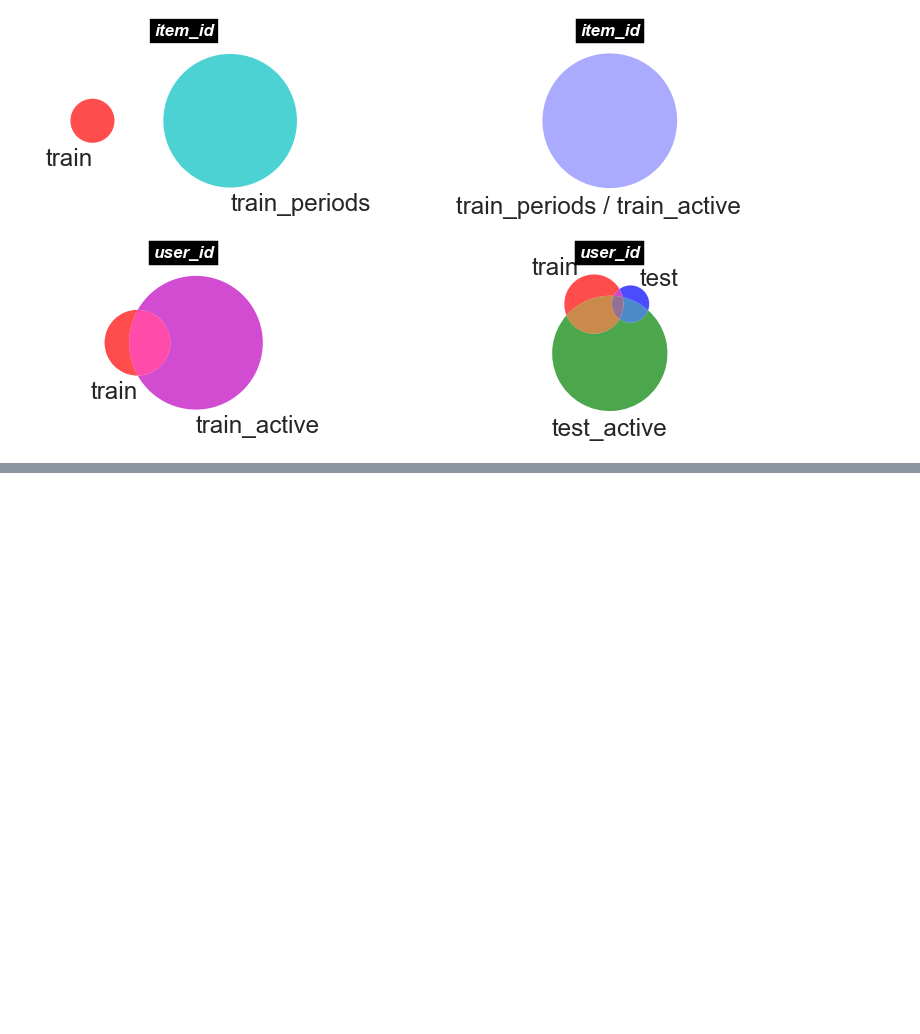
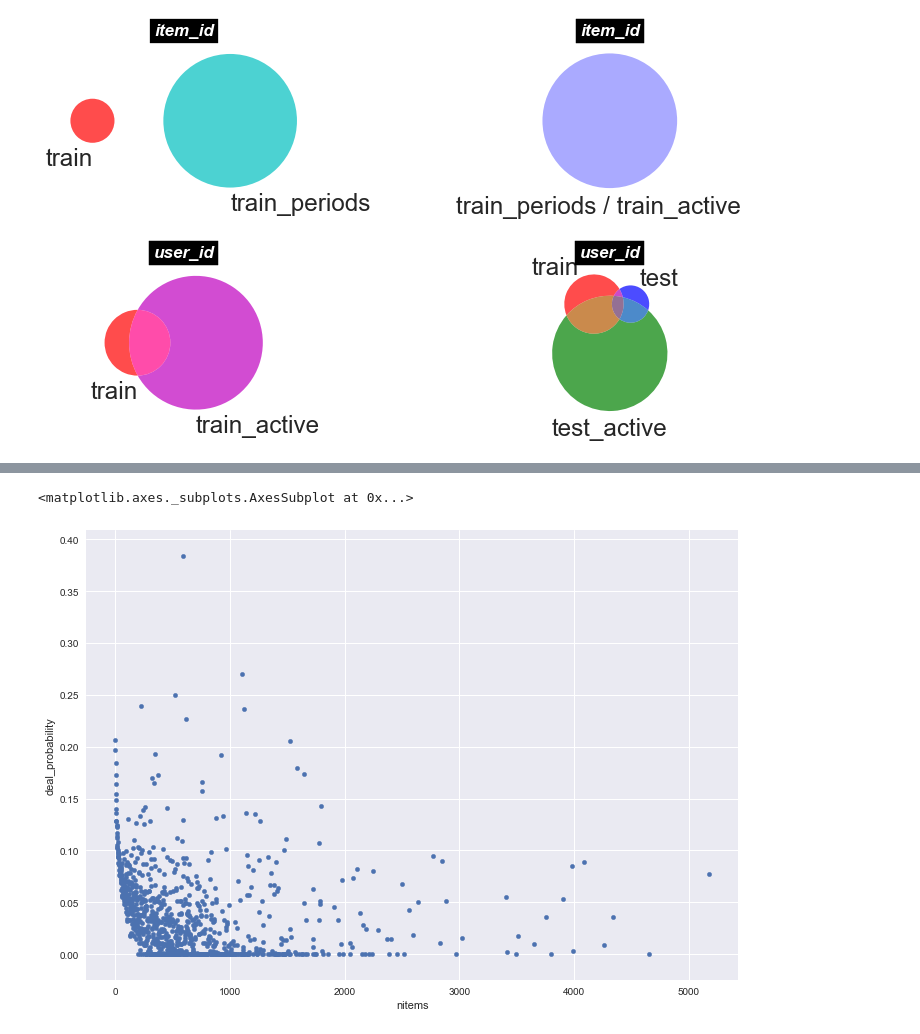
Before and after one commit to albalu/gdso-avito, a Jupyter notebook: visualize_periods.ipynb, the cells around one changed output, grey strips where cells are left out. Drawn from its saved outputs; the diff is of its cells as text; code cells hidden in the pictures; blank space fills up the shorter version.

```diff
--- a/visualize_periods.ipynb
+++ b/visualize_periods.ipynb
@@ -114,2 +136,0 @@ third_act = df[['activation_date_yday', 'deal_probability']].groupby('activation
-# %%
-df['activation_date'] = pd.to_datetime(df['activation_date'], format='%Y-%m-%d')
@@ -142,0 +180,11 @@ df.plot(kind='scatter', x='nlisted', y='deal_probability')
+# %%
+df_avg_user = df.groupby('user_id').mean()
+# %%
+prop = 'nitems'
+mean_nitems = df_avg_user[[prop, 'deal_probability']].groupby(prop).mean().reset_index()
+# mean_nitems = mean_nitems.apply(round).astype(int)
+mean_nitems.plot(kind='scatter', x=prop, y='deal_probability')
+# df.plot(kind='scatter', x=prop, y='deal_probability');
+# %% [output]
+<matplotlib.axes._subplots.AxesSubplot at 0x...>
+[figure, added]
```
Also changed, not shown: parts of 25 cells of this notebook.
